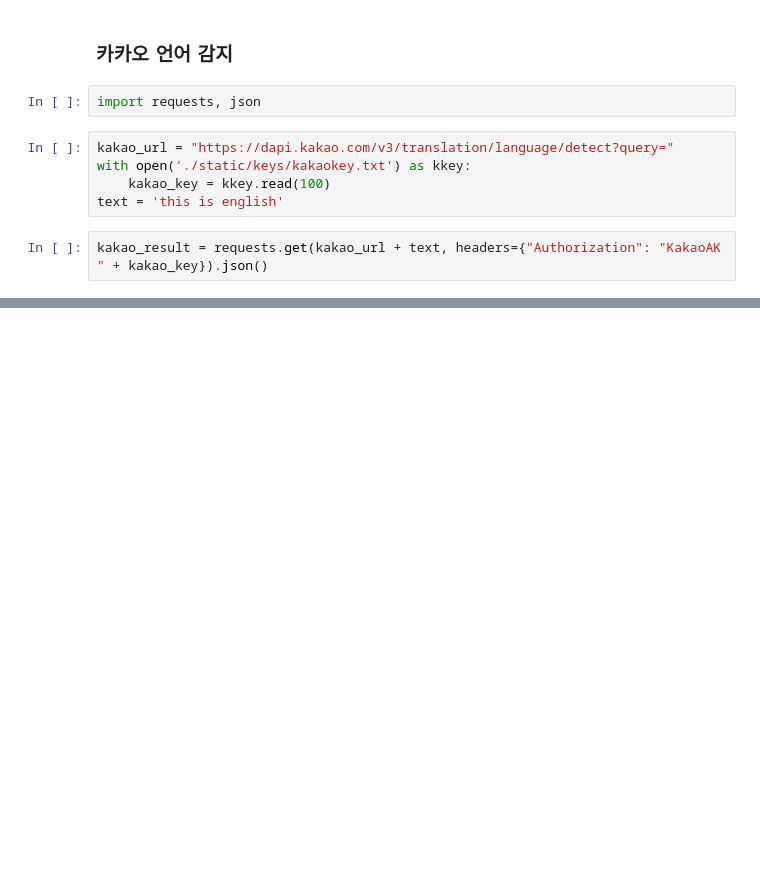
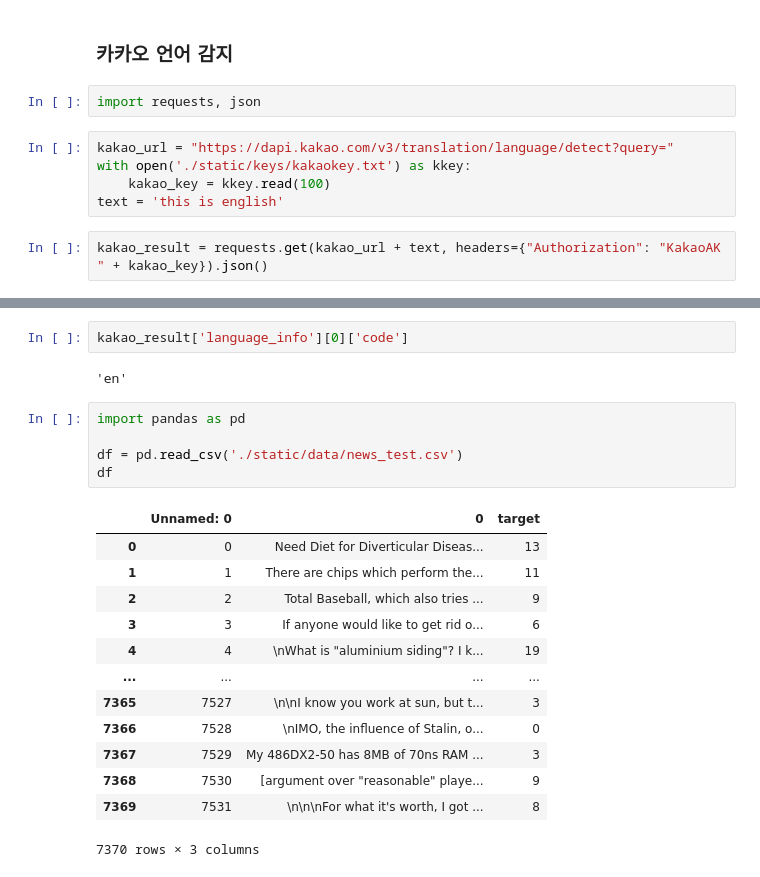
Before and after one commit to STNox/Python-flask, a Jupyter notebook: Python-flask/04. Machine Learning/test.ipynb, the cells around one changed output, grey strips where cells are left out. Cells and saved outputs as stored; diff of their text form; blank space fills up the shorter version.

```diff
--- a/Python-flask/04. Machine Learning/test.ipynb
+++ b/Python-flask/04. Machine Learning/test.ipynb
@@ -404,0 +406,23 @@ kakao_result
+# %%
+kakao_result['language_info'][0]['code']
+# %% [output]
+'en'
+# %%
+import pandas as pd
+
+df = pd.read_csv('./static/data/news_test.csv')
+df
+# %% [output]
+|  | Unnamed: 0 | 0 | target |
+| 0 | 0 | Need Diet for Diverticular Diseas... | 13 |
+| 1 | 1 | There are chips which perform the... | 11 |
+| 2 | 2 | Total Baseball, which also tries ... | 9 |
+| 3 | 3 | If anyone would like to get rid o... | 6 |
+| 4 | 4 | \nWhat is "aluminium siding"? I k... | 19 |
+| ... | ... | ... | ... |
+| 7365 | 7527 | \n\nI know you work at sun, but t... | 3 |
+| 7366 | 7528 | \nIMO, the influence of Stalin, o... | 0 |
+| 7367 | 7529 | My 486DX2-50 has 8MB of 70ns RAM ... | 3 |
+| 7368 | 7530 | [argument over "reasonable" playe... | 9 |
+| 7369 | 7531 | \n\n\nFor what it's worth, I got ... | 8 |
+7370 rows × 3 columns
```
Also changed, not shown: parts of 1 cell of this notebook, 4 other files.
